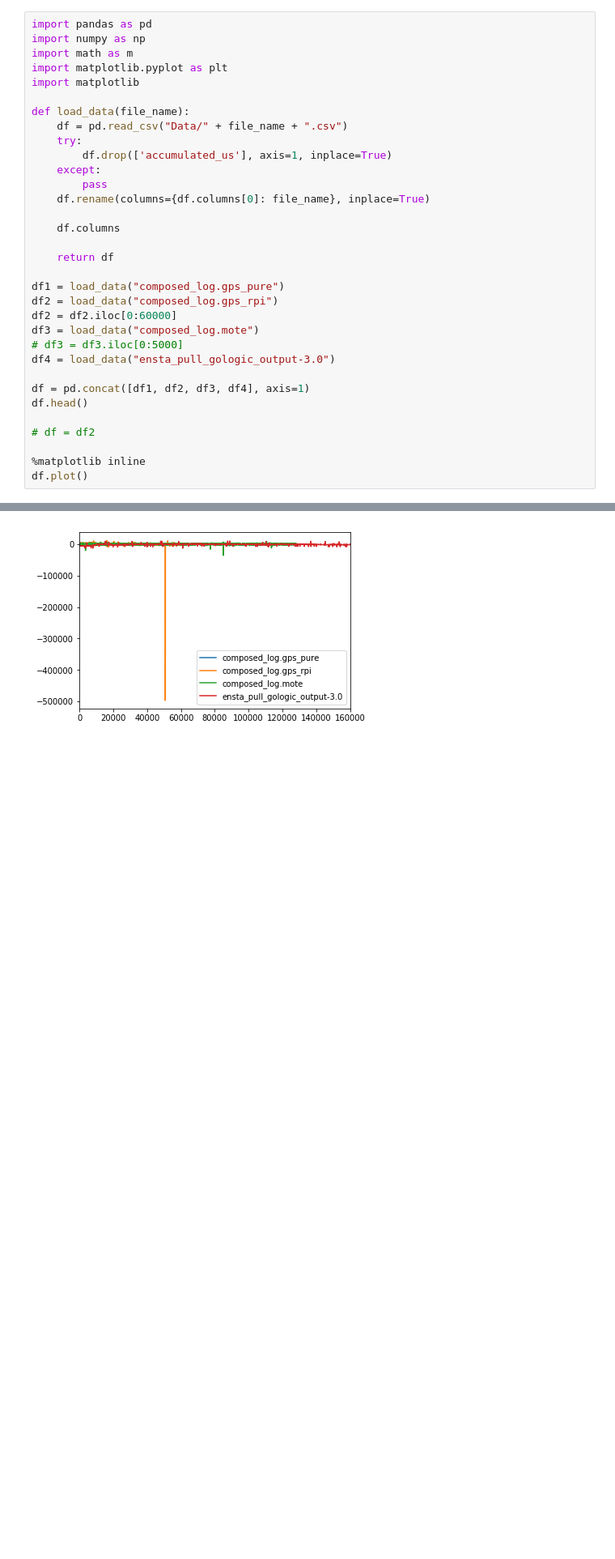
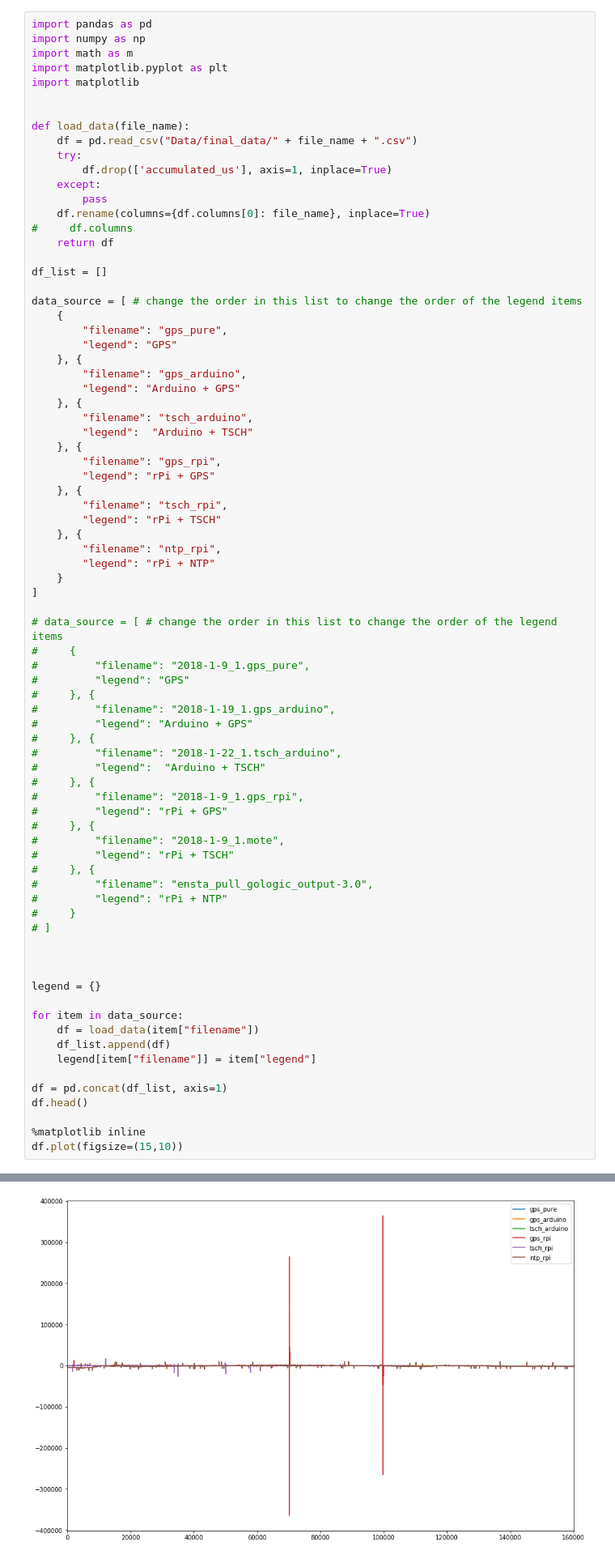
Before and after one commit to felipemoran/DataAnalyser, a Jupyter notebook: multi_df_plot.ipynb, the cells around one changed output, grey strips where cells are left out. Shown at 81% size. Drawn from its saved outputs; the diff is of its cells as text; blank space fills up the shorter version.

Commit message:
Files organized and final data added to repository

```diff
--- a/multi_df_plot.ipynb
+++ b/multi_df_plot.ipynb
@@ -1,39 +14,84 @@
 # %%
 import pandas as pd
 import numpy as np
 import math as m
 import matplotlib.pyplot as plt
 import matplotlib
 
+
 def load_data(file_name):
-    df = pd.read_csv("Data/" + file_name + ".csv")
+    df = pd.read_csv("Data/final_data/" + file_name + ".csv")
     try:
         df.drop(['accumulated_us'], axis=1, inplace=True)
     except:
         pass
     df.rename(columns={df.columns[0]: file_name}, inplace=True)
-
-    df.columns
-
+#     df.columns
     return df
 
-df1 = load_data("composed_log.gps_pure")
-df2 = load_data("composed_log.gps_rpi")
-df2 = df2.iloc[0:60000]
-df3 = load_data("composed_log.mote")
-# df3 = df3.iloc[0:5000]
-df4 = load_data("ensta_pull_gologic_output-3.0")
+df_list = []
 
-df = pd.concat([df1, df2, df3, df4], axis=1)
+data_source = [ # change the order in this list to change the order of the legend items
+    {
+        "filename": "gps_pure",
+        "legend": "GPS"
+    }, {
+        "filename": "gps_arduino",
+        "legend": "Arduino + GPS"
+    }, {
+        "filename": "tsch_arduino",
+        "legend":  "Arduino + TSCH"
+    }, {
+        "filename": "gps_rpi",
+        "legend": "rPi + GPS"
+    }, {
+        "filename": "tsch_rpi",
+        "legend": "rPi + TSCH"
+    }, {
+        "filename": "ntp_rpi",
+        "legend": "rPi + NTP"
+    }
+]
+
+# data_source = [ # change the order in this list to change the order of the legend items
+#     {
+#         "filename": "2018-1-9_1.gps_pure",
+#         "legend": "GPS"
+#     }, {
+#         "filename": "2018-1-19_1.gps_arduino",
+#         "legend": "Arduino + GPS"
+#     }, {
+#         "filename": "2018-1-22_1.tsch_arduino",
+#         "legend":  "Arduino + TSCH"
+#     }, {
+#         "filename": "2018-1-9_1.gps_rpi",
+#         "legend": "rPi + GPS"
+#     }, {
+#         "filename": "2018-1-9_1.mote",
+#         "legend": "rPi + TSCH"
+#     }, {
+#         "filename": "ensta_pull_gologic_output-3.0",
+#         "legend": "rPi + NTP"
+#     }
+# ]
+
+
+
+legend = {}
+
+for item in data_source:
+    df = load_data(item["filename"])
+    df_list.append(df)
+    legend[item["filename"]] = item["legend"]
+
+df = pd.concat(df_list, axis=1)
 df.head()
 
-# df = df2
-
 %matplotlib inline
-df.plot()
+df.plot(figsize=(15,10))
 # %% [output]
 <matplotlib.axes._subplots.AxesSubplot at 0x...>
-[figure, old version]
+[figure, new version]
 # %%
 df.count(axis=0)
 # %% [output]
```
Also changed, not shown: parts of 7 cells of this notebook, 13 other files.
